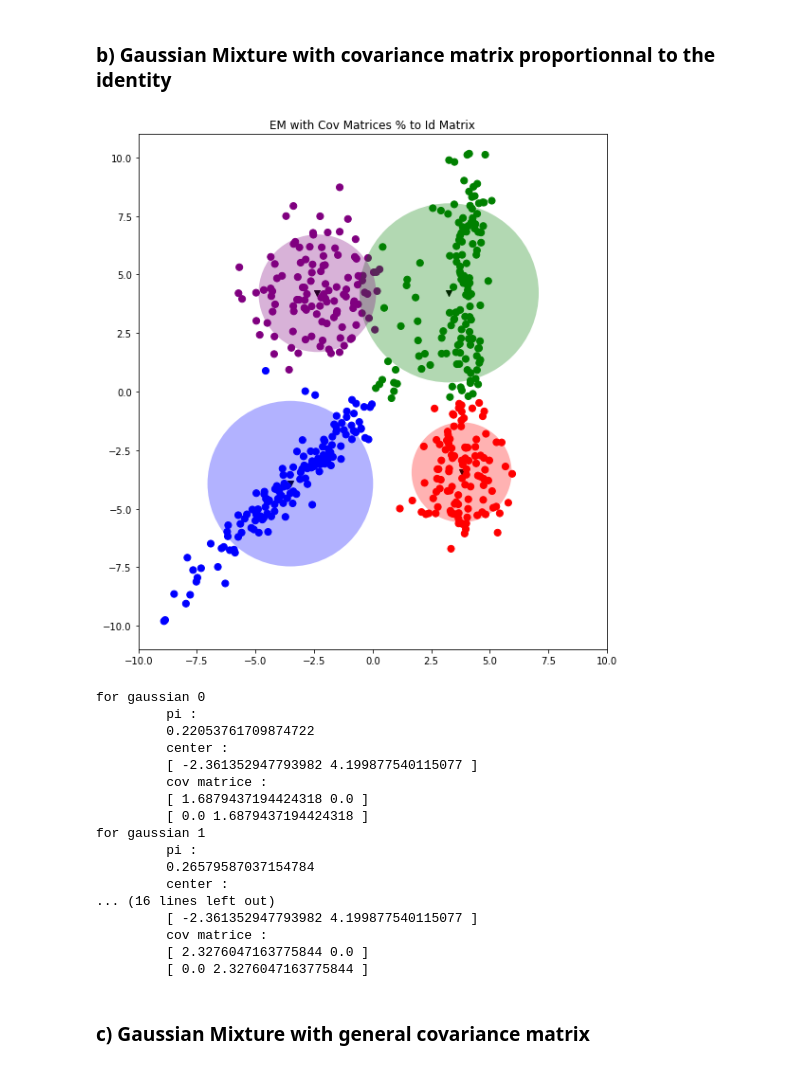
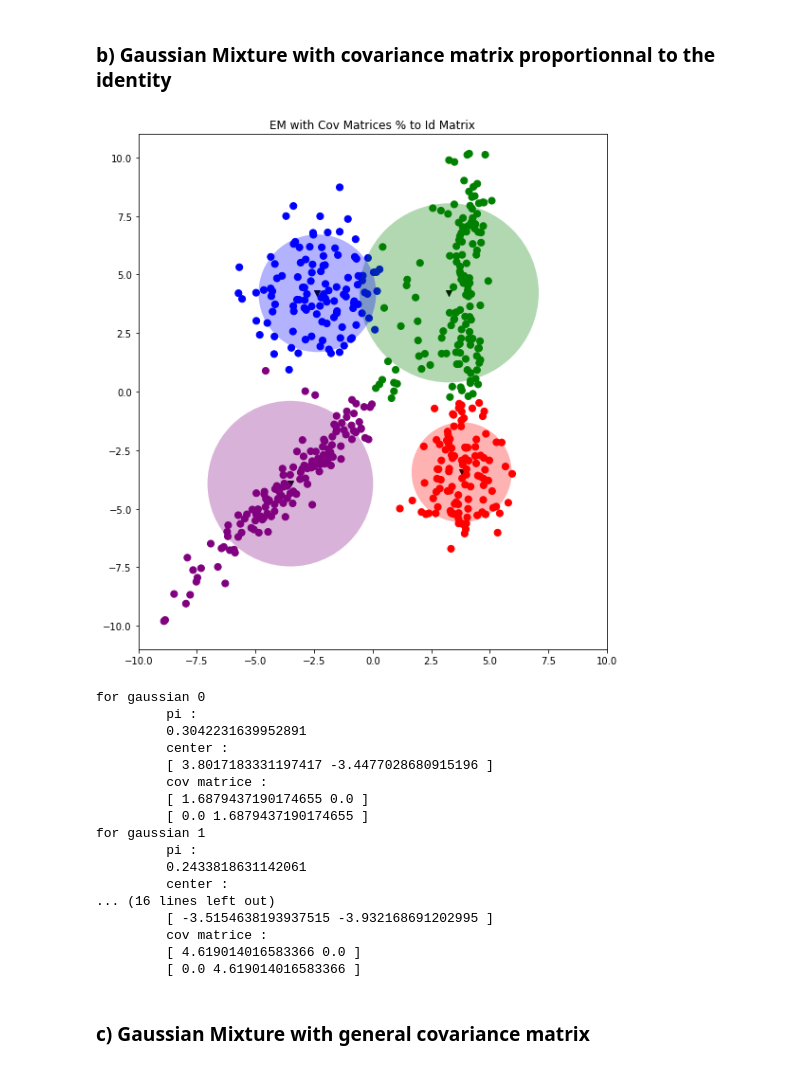
Before and after one commit to martinplouy/MVA, a Jupyter notebook: PGM/HW2/MVA_DM2_DELAFOURNIERE_PLOUY.ipynb, the cells around one changed output. Saved outputs shown, nothing was run; the diff lists cells and outputs as text; code cells hidden in the pictures.

```diff
--- a/PGM/HW2/MVA_DM2_DELAFOURNIERE_PLOUY.ipynb
+++ b/PGM/HW2/MVA_DM2_DELAFOURNIERE_PLOUY.ipynb
@@ -46,13 +46,11 @@ def computeKMeans(X, niterMax):
             clusters[j]=cluster
 
         for l in range(len(centers)):
-            equal = [l for i in range(len(X))]
             subset = [clusters[m]==l for m in range(len(clusters))]
             Xsubset = X[subset,:]
             if len(Xsubset) > 0:
                 centers[l] = Xsubset.mean(0)
 
-
     return centers, clusters
 # %%
 def plotKMeans(X, centers, clusters):
@@ -82,6 +80,6 @@ def computeDistortionMeasures(X, centers, clusters):
     return measure
 # %%
 X = data['data']
-centers, clusters = computeKMeans(X, 1)
+centers, clusters = computeKMeans(X, 100)
 computeDistortionMeasures(X, centers, clusters)
 # %% [output]
@@ -136,7 +134,7 @@ distortion measure :  1109.4166282170172
 ### b) Gaussian Mixture with covariance matrix proportionnal to the identity
 # %%
 def computeEMForB(X, niter):
-    centers, clusters = computeKMeans(100) #todo use max of 10 iterations
+    centers, clusters = computeKMeans(X, 100) #todo use max of 10 iterations
 
     # ----------------- init pi
     pi = [0,0,0,0]
@@ -234,7 +232,7 @@ def plot_cov_ellipse(cov, pos, color, nstd=2, ax=None, **kwargs):
     ellip.set_facecolor(color)
     return ellip
 # %%
-def plotEM(X, centers, sigmas, q):
+def plotEM(X, centers, sigmas, q, title):
     x0 = X[:, 0]
     x1 = X[:, 1]
 
@@ -256,39 +254,39 @@ def plotEM(X, centers, sigmas, q):
     label_color = [label_color_map[l] for l in clusters]
     ax.scatter(X[:,0], X[:,1], c=label_color, marker="o", s=50)
 
-    plt.title("EM with Cov Matrices % to Id Matrix")
+    plt.title(title)
     ax.set_xlim(-10, 10)
     ax.set_ylim(-11, 11)
     plt.show()
 # %%
 X = data['data']
 _, centers, sigmas, q = computeEMForB(X, 100)
-plotEM(X, centers, sigmas, q)
+plotEM(X, centers, sigmas, q, "EM with Cov Matrices % to Id Matrix")
 for key in sigmas:
     print("for gaussian", key)
     print("\t pi :")
     print("\t", pi[key])
     print("\t center :")
-    print("\t [",*centers[i],"]")
+    print("\t [",*centers[key],"]")
     print("\t cov matrice :")
     print("\t [",*sigmas[key][0],"]")
     print("\t [",*sigmas[key][1],"]")
 # %% [output]
-[figure, old version]
+[figure, new version]
 for gaussian 0
          pi :
-         0.22053761709874722
+         0.3042231639952891
          center :
-         [ -2.361352947793982 4.199877540115077 ]
+         [ 3.8017183331197417 -3.4477028680915196 ]
          cov matrice :
-         [ 1.6879437194424318 0.0 ]
-         [ 0.0 1.6879437194424318 ]
+         [ 1.6879437190174655 0.0 ]
+         [ 0.0 1.6879437190174655 ]
 for gaussian 1
          pi :
-         0.26579587037154784
+         0.2433818631142061
          center :
 ... (16 lines left out)
-         [ -2.361352947793982 4.199877540115077 ]
+         [ -3.5154638193937515 -3.932168691202995 ]
          cov matrice :
-         [ 2.3276047163775844 0.0 ]
-         [ 0.0 2.3276047163775844 ]
+         [ 4.619014016583366 0.0 ]
+         [ 0.0 4.619014016583366 ]
```
Also changed, not shown: parts of 6 cells of this notebook.
